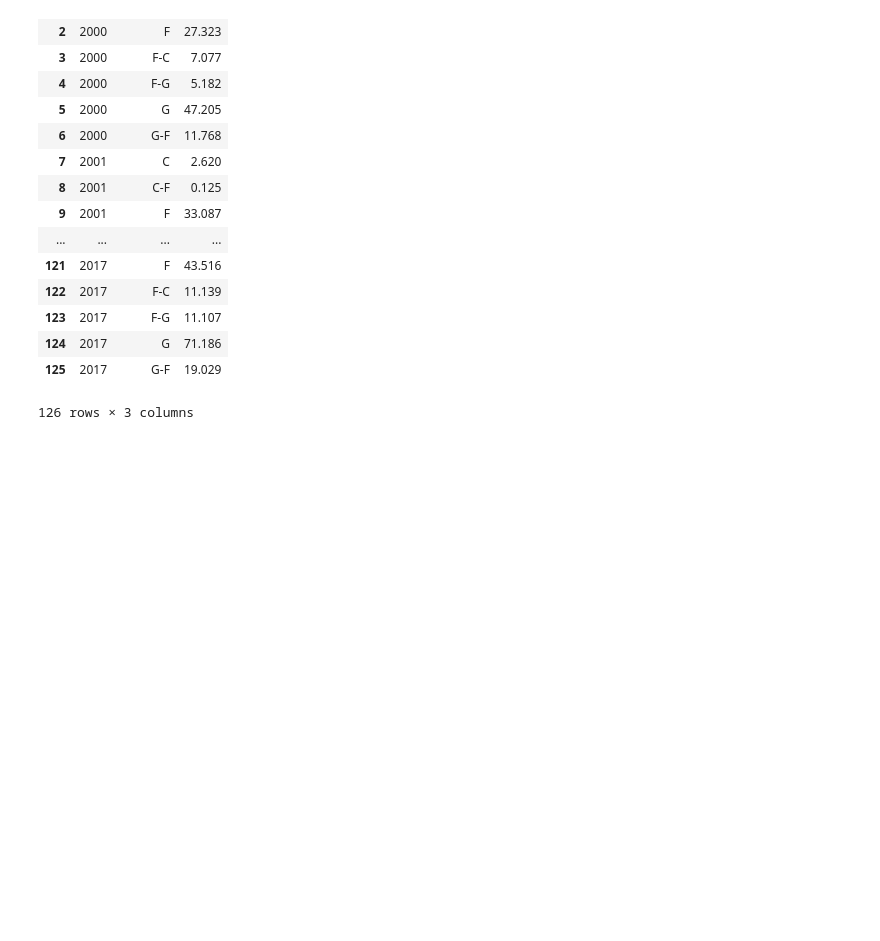
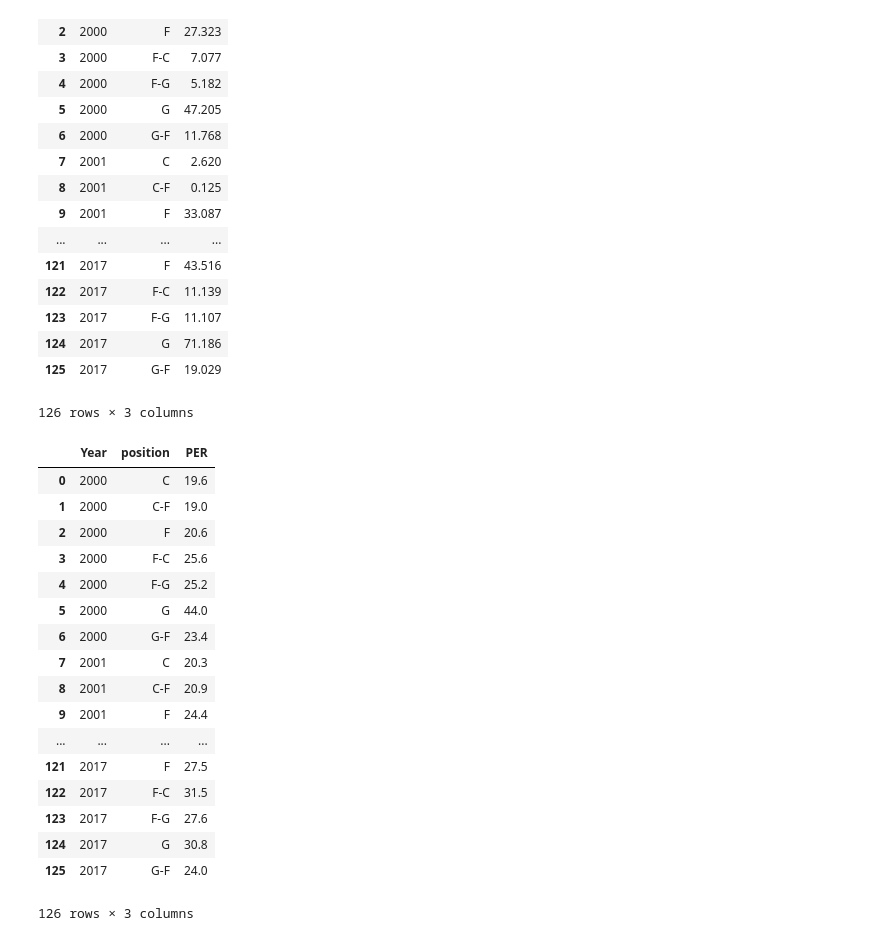
Before and after one commit to logan7734/Project1_repo, a Jupyter notebook: Logan_Main.ipynb, the cells around one changed output. Saved outputs shown, nothing was run; the diff lists cells and outputs as text; code cells hidden in the pictures; blank space fills up the shorter version.

```diff
--- a/Logan_Main.ipynb
+++ b/Logan_Main.ipynb
@@ -672,3 +672,28 @@ three_per.reset_index()
 | 124 | 2017 | G | 71.186 |
 | 125 | 2017 | G-F | 19.029 |
 126 rows × 3 columns
+# %%
+#player efficency rating by position by year(max)
+#i chose to isolate it by the max here just to show how big men are more effienct. next cell below will calculate total by position.
+per = desired_years_df.groupby(["Year", "position"])
+pos_per = per["PER"].max()
+pos_per.reset_index()
+# %% [output]
+|  | Year | position | PER |
+| 0 | 2000 | C | 19.6 |
+| 1 | 2000 | C-F | 19.0 |
+| 2 | 2000 | F | 20.6 |
+| 3 | 2000 | F-C | 25.6 |
+| 4 | 2000 | F-G | 25.2 |
+| 5 | 2000 | G | 44.0 |
+| 6 | 2000 | G-F | 23.4 |
+| 7 | 2001 | C | 20.3 |
+| 8 | 2001 | C-F | 20.9 |
+| 9 | 2001 | F | 24.4 |
+| ... | ... | ... | ... |
+| 121 | 2017 | F | 27.5 |
+| 122 | 2017 | F-C | 31.5 |
+| 123 | 2017 | F-G | 27.6 |
+| 124 | 2017 | G | 30.8 |
+| 125 | 2017 | G-F | 24.0 |
+126 rows × 3 columns
```
Also changed, not shown: parts of 5 cells of this notebook.
